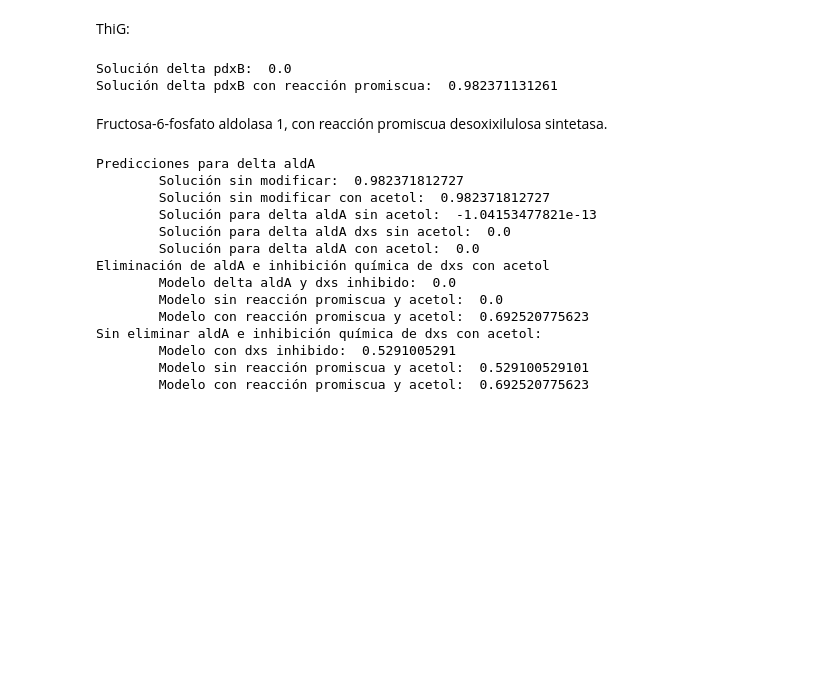
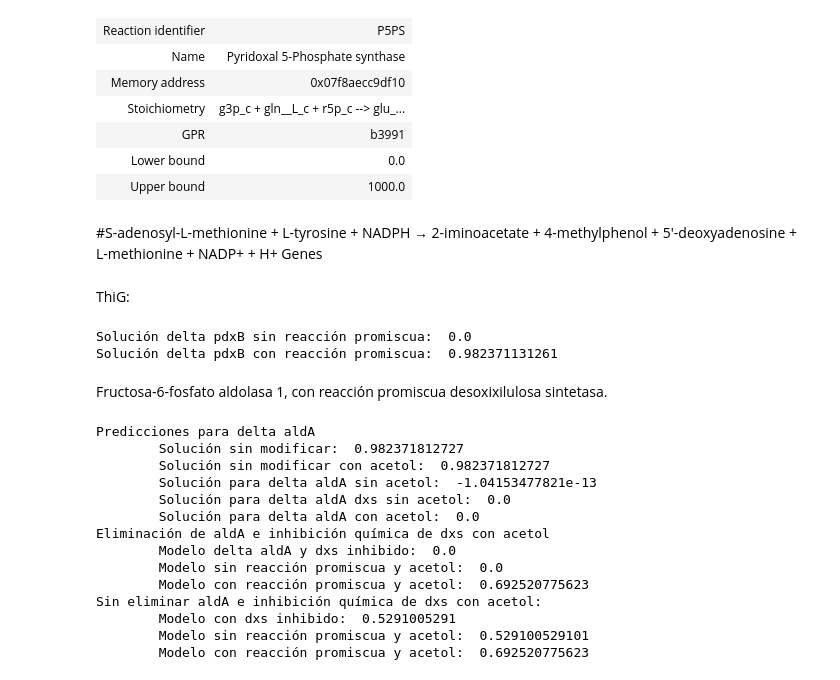
Before and after one commit to netza2/Tesis, a Jupyter notebook: Reacciones cobra.ipynb, the cells around one changed output. Saved outputs shown, nothing was run; the diff lists cells and outputs as text; code cells hidden in the pictures; blank space fills up the shorter version.

```diff
--- a/Reacciones cobra.ipynb
+++ b/Reacciones cobra.ipynb
@@ -11 +31,14 @@ eco = cobra.test.create_test_model('ecoli')
+# %%
+P5PS
+# %% [output]
+| Reaction identifier | P5PS |
+| Name | Pyridoxal 5-Phosphate synthase |
+| Memory address | 0x07f8aecc9df10 |
+| Stoichiometry | g3p_c + gln__L_c + r5p_c --> glu_... |
+| GPR | b3991 |
+| Lower bound | 0.0 |
+| Upper bound | 1000.0 |
+# %% [markdown]
+#S-adenosyl-L-methionine + L-tyrosine + NADPH → 2-iminoacetate + 4-methylphenol + 5'-deoxyadenosine + L-methionine + NADP+ + H+
+    Genes
 # %%
@@ -84,6 +119,7 @@ P5PS.add_metabolites({
     Hydrogen: 1.0,
     Water: 3.0
 })
+P5PS.upper_bound = 0.1
 P5PS.gene_reaction_rule = 'b3991'
 
 
@@ -104,7 +140,7 @@ with eco:
     sol = eco.optimize()
     print "Solución delta pdxB con reacción promiscua: ", sol.objective_value
 # %% [output]
-Solución delta pdxB:  0.0
+Solución delta pdxB sin reacción promiscua:  0.0
 Solución delta pdxB con reacción promiscua:  0.982371131261
 # %%
 # Thiazole Biosynthesis I
```
Also changed, not shown: parts of 7 cells of this notebook.
